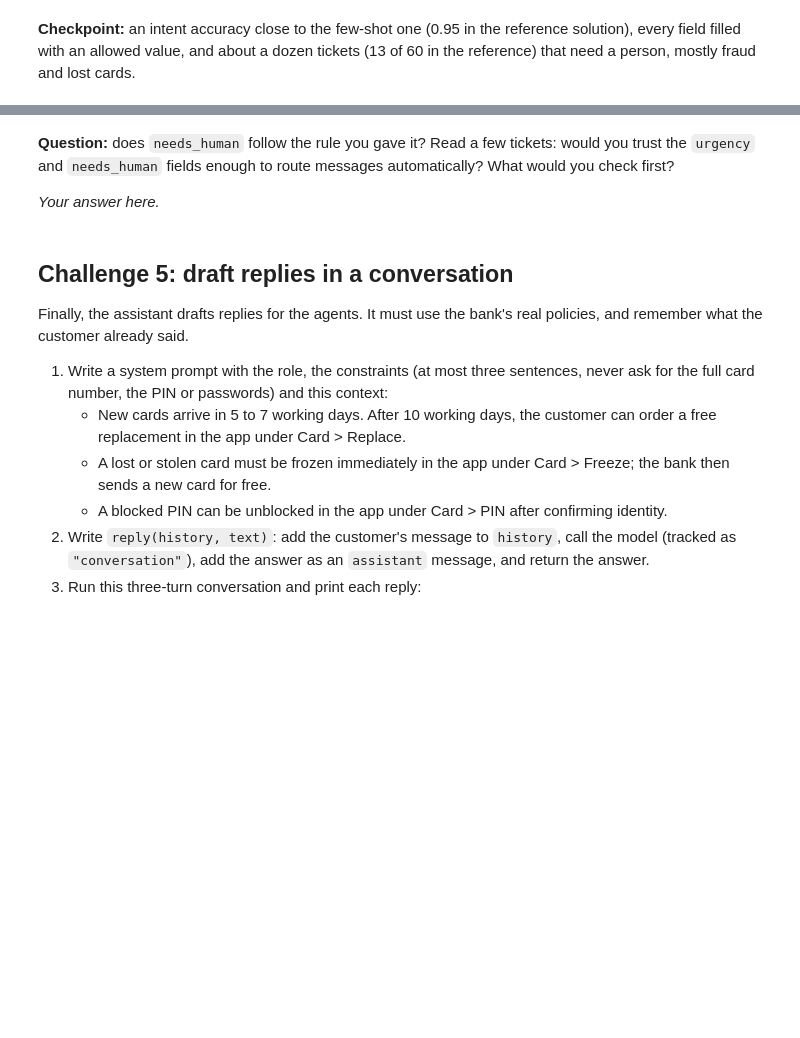
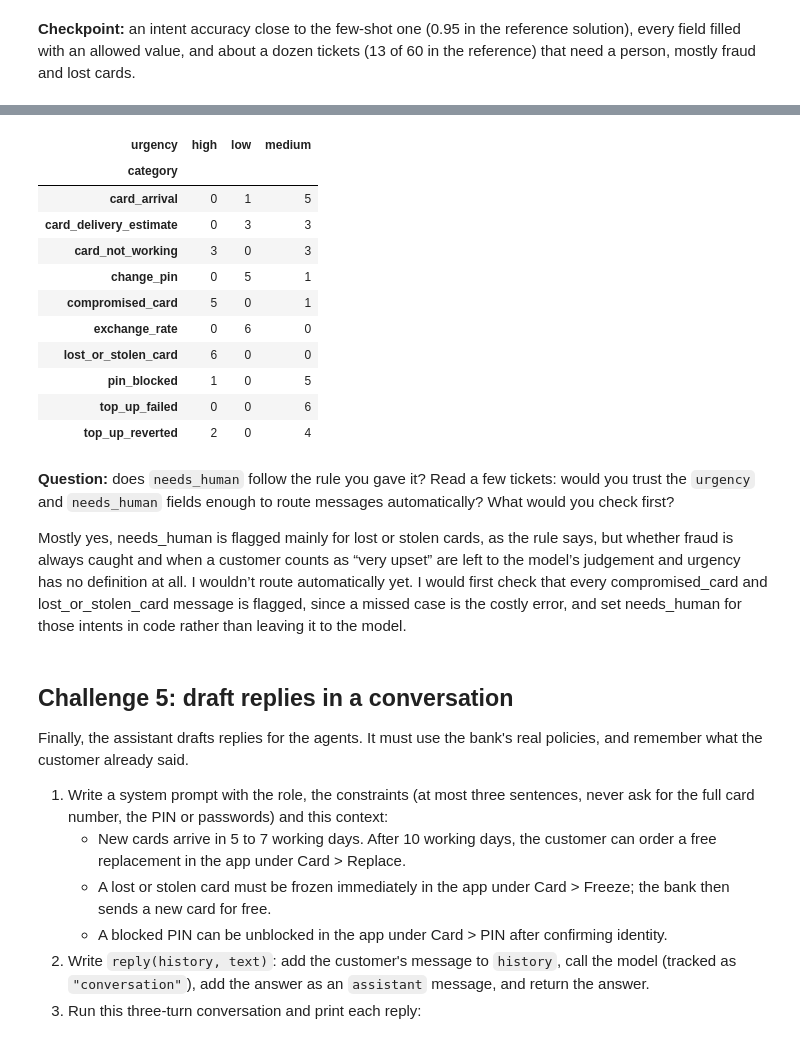
Before and after one commit to ironhack-labs/lab-genai-llms-openai-gpt-api-exercises, a Jupyter notebook: your-code/main.ipynb, the cells around one changed output, grey strips where cells are left out. Drawn from its saved outputs; the diff is of its cells as text; code cells hidden in the pictures; blank space fills up the shorter version.

```diff
--- a/your-code/main.ipynb
+++ b/your-code/main.ipynb
@@ -130,12 +253,43 @@ The routing system needs more than the intent: it needs to know how urgent a mes
 4. Compute the accuracy of `intent`, and show how many tickets need a person, and the urgency counts.
 # %%
 # 1. Ticket
-
+class Ticket(BaseModel):
+    intent: Literal[tuple(intents)] = Field(description="The intent of the customer's message")
+    urgency: Literal["low", "medium", "high"]
+    needs_human: bool = Field(description="True when customer reports fraud, a lost or stolen card, or is very upset")
+    summary: str = Field(description="The customer's problem in at most ten words")
 
 # 2. Extraction
-
+ticket_instruction = (
+    """
+        Turn the customer's message into a support ticket with the following structure:
+        the ticket intent, ticket urgency , whether it must be handled by a person and a short summary.
+    """
+)
+def extract(text):
+    response = track(client.chat.completions.parse(
+        model = MODEL,
+        temperature = 0,
+        messages = few_shot_messages + [
+            {'role': 'system', 'content': ticket_instruction},
+            {'role': 'user', 'content': text}
+        ],
+        response_format=Ticket
+    ),
+    'structured'
+    )
+    return response.choices[0].message.parsed
 
 # 3. Tickets for the 60 messages
+rows = []
+for row in messages.itertuples():
+    ticket = extract(row.text)
+    rows.append({'text': row.text, 'category': row.category, **ticket.model_dump()})
 
+tickets = pd.DataFrame(rows)
+display(tickets.head())
 
 # 4. Accuracy, people needed, urgency
+print(f'Intent accuracy: {(tickets['intent'] == tickets['category']).mean():.2f}')
+print(f'Number of tickets that need a person: {tickets['needs_human'].sum()}')
+print(f'Ticket urgency count: {tickets['urgency'].value_counts()}')
@@ -146,7 +343,22 @@ The routing system needs more than the intent: it needs to know how urgent a mes
+# %%
+pd.crosstab(tickets["category"], tickets["urgency"])
+# %% [output]
+| urgency | high | low | medium |
+| category |  |  |  |
+| card_arrival | 0 | 1 | 5 |
+| card_delivery_estimate | 0 | 3 | 3 |
+| card_not_working | 3 | 0 | 3 |
+| change_pin | 0 | 5 | 1 |
+| compromised_card | 5 | 0 | 1 |
+| exchange_rate | 0 | 6 | 0 |
+| lost_or_stolen_card | 6 | 0 | 0 |
+| pin_blocked | 1 | 0 | 5 |
+| top_up_failed | 0 | 0 | 6 |
+| top_up_reverted | 2 | 0 | 4 |
 # %% [markdown]
 **Question:** does `needs_human` follow the rule you gave it? Read a few tickets: would you trust the `urgency` and `needs_human` fields enough to route messages automatically? What would you check first?
 
-*Your answer here.*
+Mostly yes, needs_human is flagged mainly for lost or stolen cards, as the rule says, but whether fraud is always caught and when a customer counts as “very upset” are left to the model’s judgement and urgency has no definition at all. I wouldn’t route automatically yet. I would first check that every compromised_card and lost_or_stolen_card message is flagged, since a missed case is the costly error, and set needs_human for those intents in code rather than leaving it to the model.
 # %% [markdown]
 ## Challenge 5: draft replies in a conversation
 
```
Also changed, not shown: parts of 15 cells of this notebook.
